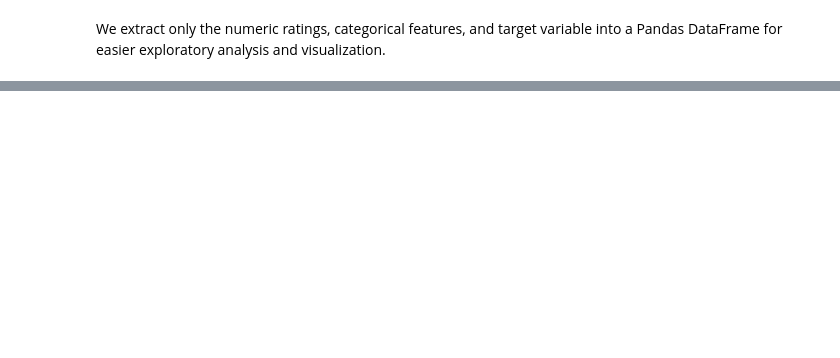
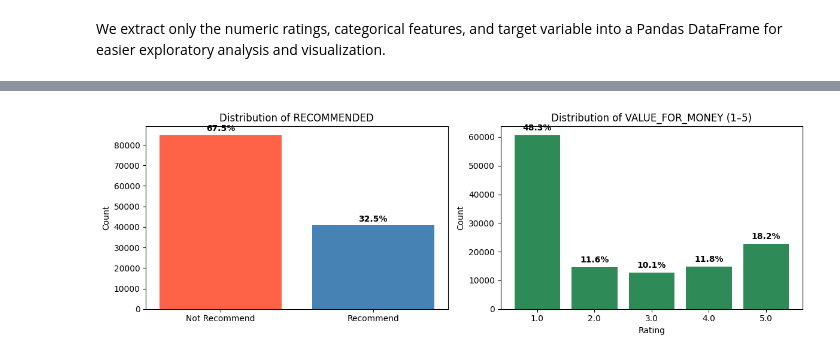
Before and after one commit to alyssaqle/skytrax_review_ml_pipeline, a Jupyter notebook: notebooks/exploration.ipynb, the cells around one changed output, grey strips where cells are left out. Drawn from its saved outputs; the diff is of its cells as text; code cells hidden in the pictures; blank space fills up the shorter version.

```diff
--- a/notebooks/exploration.ipynb
+++ b/notebooks/exploration.ipynb
@@ -1209,0 +99,5 @@ Passengers who report higher VALUE_FOR_MONEY also rate every service higher—th
+# %%
+# EDA sample
+df_eda = df.select(*(NUMERIC_COLS + CATEGORICAL_COLS + [TARGET_COL])).to_pandas()
+print(df_eda.shape)
+df_eda.info()  # Check data types and non-null counts
@@ -1209,0 +196,13 @@ Passengers who report higher VALUE_FOR_MONEY also rate every service higher—th
+# %%
+# Convert "RECOMMENDED" into numeric 1/0 for modeling
+df_eda[TARGET_COL] = df_eda[TARGET_COL].astype(int)
+
+# Check target "RECOMMENDED" class balance
+recommended_counts = df_eda[TARGET_COL].value_counts().rename(index={0:"Not Recommend", 1:"Recommend"})
+print("RECOMMENDED counts:\n", recommended_counts)
+print("\nRECOMMENDED balance pct:\n", (recommended_counts / recommended_counts.sum() * 100).round(2))
+
+# Sanity check target "VALUE_FOR_MONEY" balance
+vfm_counts = df_eda[TARGET_REG].value_counts().sort_index()
+print("\nVALUE_FOR_MONEY counts:\n", vfm_counts)
+print("\nVALUE_FOR_MONEY distribution (%):\n", (vfm_counts / vfm_counts.sum() * 100).round(2))
@@ -1209,0 +227,54 @@ Passengers who report higher VALUE_FOR_MONEY also rate every service higher—th
+# %%
+def plot_target_distribution(df, target_col, feature_col):
+    """
+    Plots the distribution of target variables RECOMMENDED and VALUE_FOR_MONEY
+    """
+    fig, axes = plt.subplots(1, 2, figsize=(12, 4))
+
+    # Target classification column "RECOMMENDED" distribution
+    target_counts = df[target_col].value_counts().sort_index()
+    bars = axes[0].bar(["Not Recommend", "Recommend"],
+                       target_counts,
+                       color=["tomato", "steelblue"]
+    )
+    axes[0].set_title("Distribution of RECOMMENDED")
+    axes[0].set_ylabel("Count")
+
+    for bar, count in zip(bars, target_counts):
+        pct = f"{count / target_counts.sum() * 100:.1f}%"
+        axes[0].text(
+            bar.get_x() + bar.get_width() / 2,
+            bar.get_height() + 1000,
+            pct,
+            ha="center", va="bottom",
+            fontsize=10, fontweight="bold"
+        )
+
+    # Target regression column "VALUE_FOR_MONEY" distribution
+    feature_counts = df[feature_col].value_counts().sort_index()
+    bars = axes[1].bar(
+        feature_counts.index.astype(str),
+        feature_counts.values,
+        color="seagreen"
+    )
+    axes[1].set_title("Distribution of VALUE_FOR_MONEY (1–5)")
+    axes[1].set_xlabel("Rating")
+    axes[1].set_ylabel("Count")
+
+    for bar, count in zip(bars, feature_counts):
+        pct = f"{count / feature_counts.sum() * 100:.1f}%"
+        axes[1].text(
+            bar.get_x() + bar.get_width() / 2,
+            bar.get_height() + 1000,
+            pct,
+            ha="center", va="bottom",
+            fontsize=10, fontweight="bold"
+        )
+
+    plt.tight_layout()
+    plt.show()
+
+# Plot distributions
+plot_target_distribution(df_eda, TARGET_COL, TARGET_REG)
+# %% [output]
+[figure, added]
```
Also changed, not shown: parts of 123 cells of this notebook, 1 other file.
